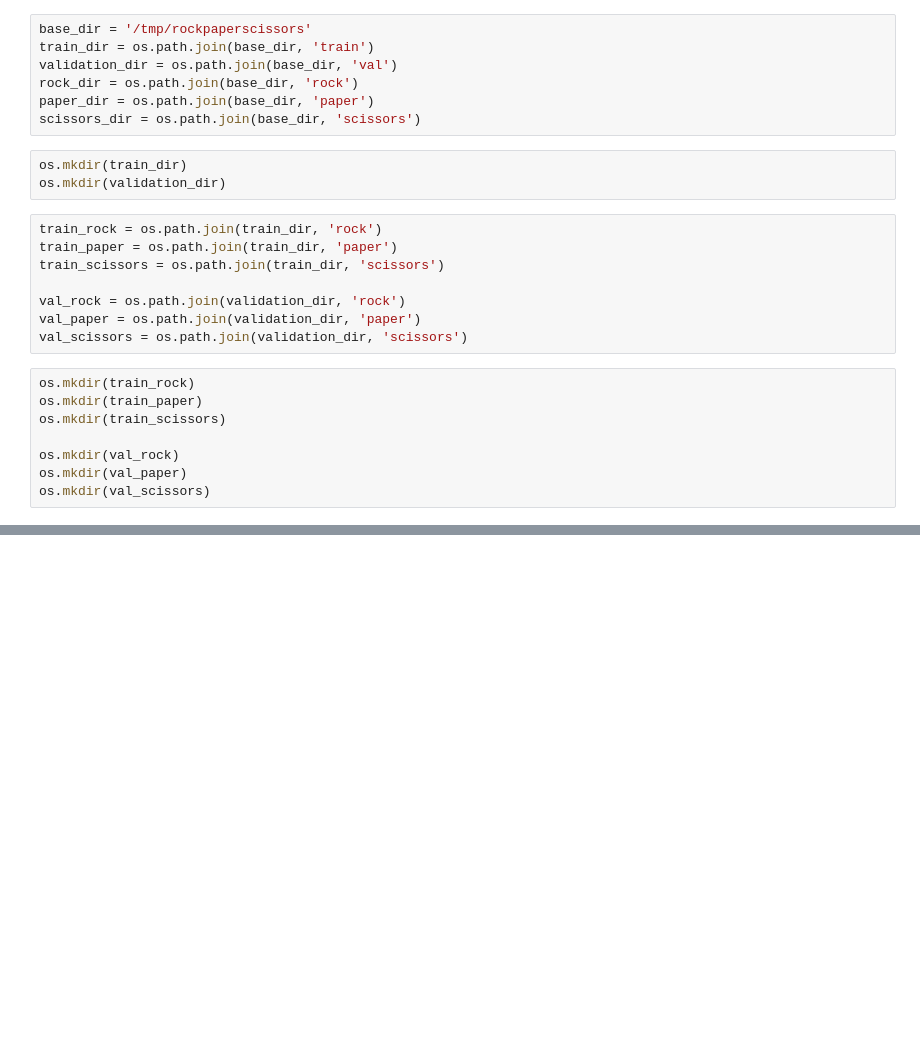
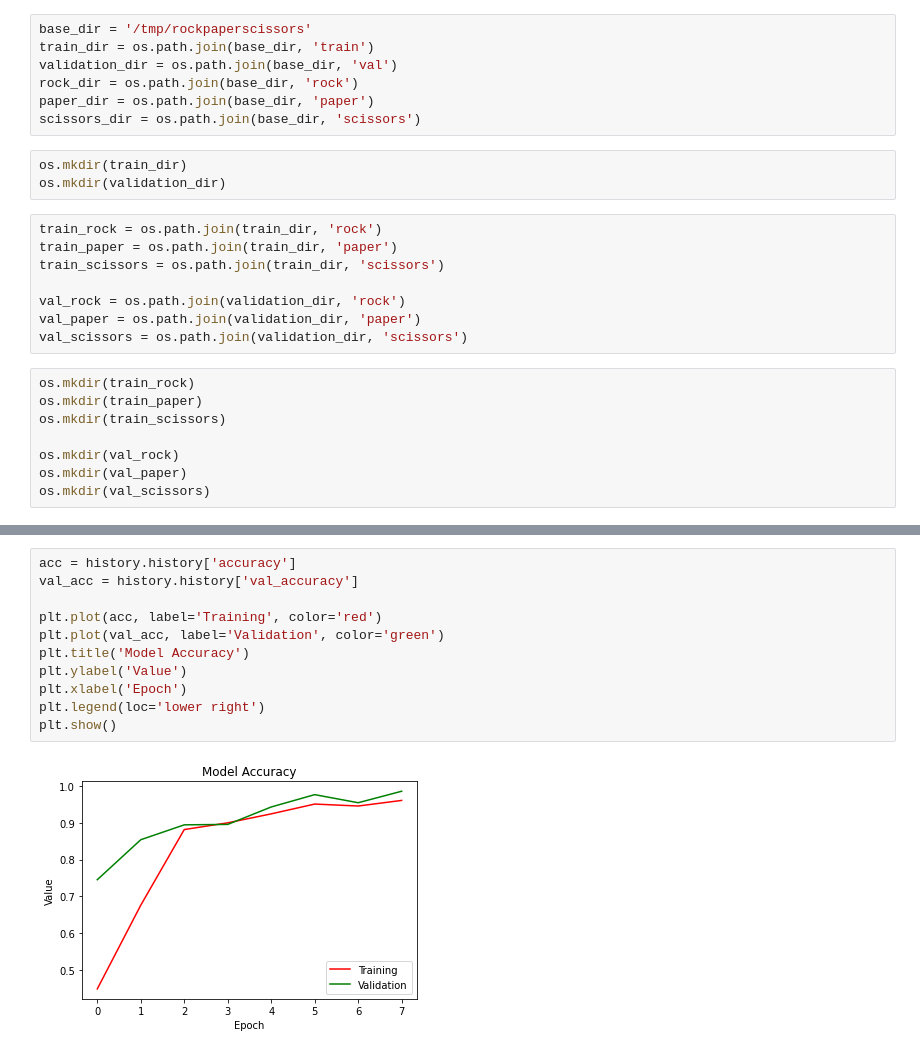
Before and after one commit to bayuik/rockpaperscissors-classification, a Jupyter notebook: submission_Bayuik.ipynb, the cells around one changed output, grey strips where cells are left out. Drawn from its saved outputs; the diff is of its cells as text; blank space fills up the shorter version.

```diff
--- a/submission_Bayuik.ipynb
+++ b/submission_Bayuik.ipynb
@@ -67,0 +211,13 @@ os.listdir('/tmp/rockpaperscissors/val')
+# %%
+acc = history.history['accuracy']
+val_acc = history.history['val_accuracy']
+
+plt.plot(acc, label='Training', color='red')
+plt.plot(val_acc, label='Validation', color='green')
+plt.title('Model Accuracy')
+plt.ylabel('Value')
+plt.xlabel('Epoch')
+plt.legend(loc='lower right')
+plt.show()
+# %% [output]
+[figure, added]
```
Also changed, not shown: parts of 18 cells of this notebook.
